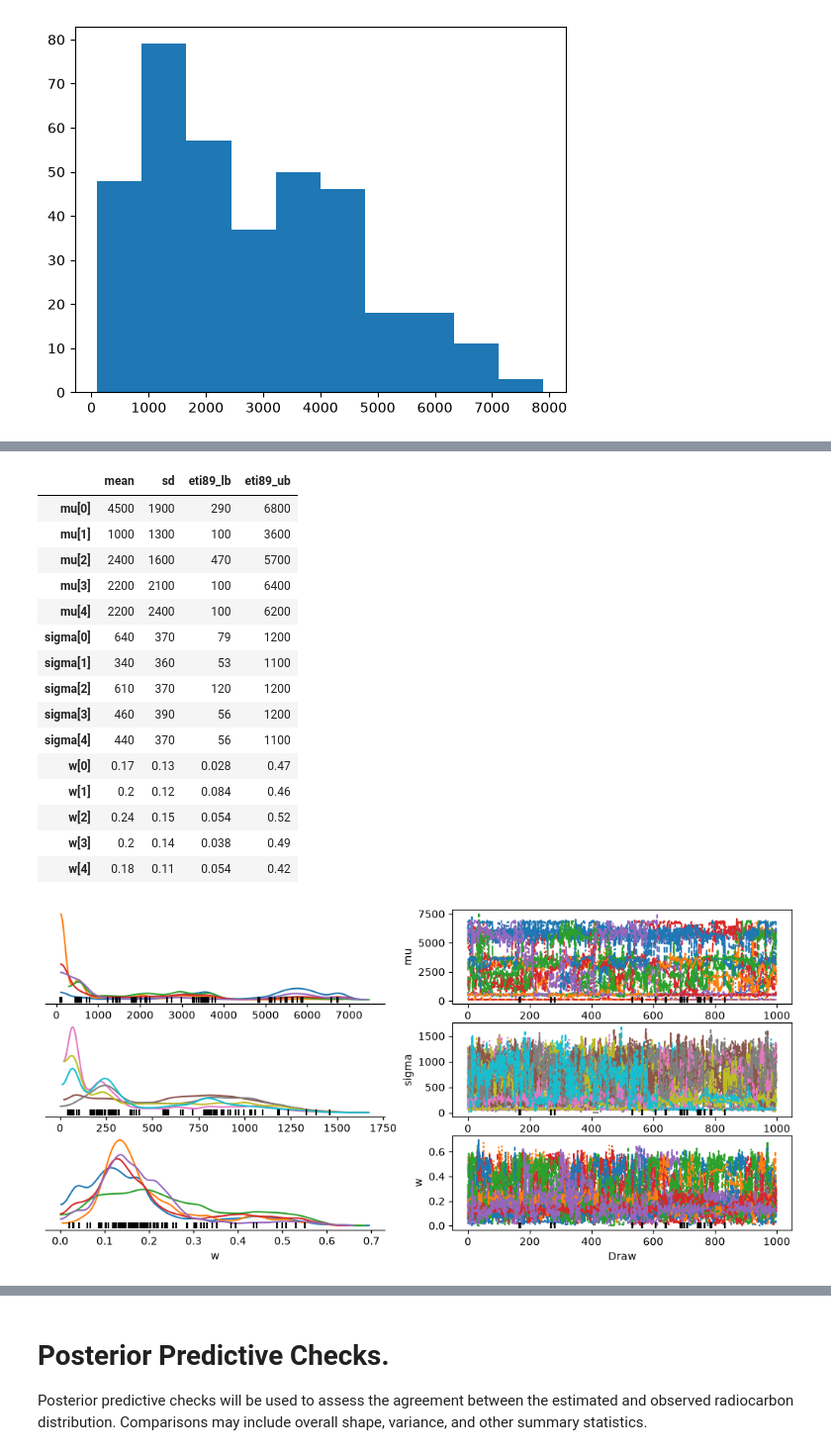
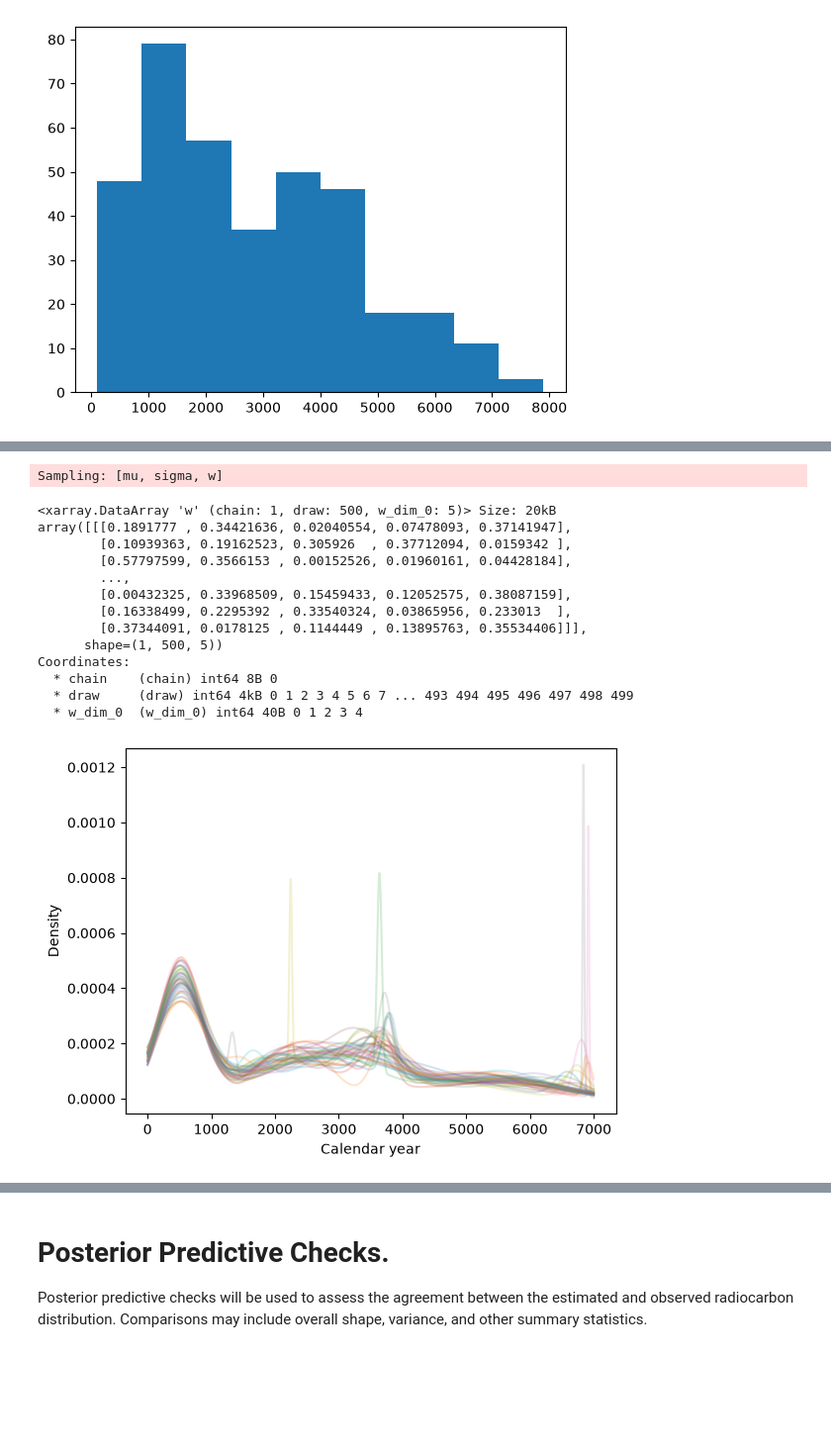
Before and after one commit to marchmanjake/radiocarbon, a Jupyter notebook: final_project_model_pipeline-1.ipynb, the cells around one changed output, grey strips where cells are left out. Shown at 99% size. Cells and saved outputs as stored; diff of their text form; code cells hidden in the pictures; blank space fills up the shorter version.

Commit message:
2 mixture model has acceptable parameters.

```diff
--- a/final_project_model_pipeline-1.ipynb
+++ b/final_project_model_pipeline-1.ipynb
@@ -201,0 +216,13 @@ The effective sample size per chain is smaller than 100 for some parameters.  A
+# %%
+#==============================================#
+# CONVERGENCE DIAGNOSTICS
+#==============================================#
+az.rcParams['plot.max_subplots']=100
+div = idata.sample_stats["diverging"]
+
+divergences = idata.sample_stats["diverging"].values
+
+print(divergences.sum())
+
+summary = az.summary(idata, var_names=["mu", "sigma", "w"])
+summary
@@ -237,27 +349,39 @@ with basic_model:
 # PRIOR PREDICTIVE CHECK: CURVE FIT
 #==============================================#
 
-with basic_model:
-    prior_predictive = pm.sample_prior_predictive(draws=500, random_seed=6740)
+#with basic_model:
+  #  prior_predictive = pm.sample_prior_predictive(draws=500, random_seed=6740)
+    #print(prior_predictive.prior.mixture_density)
+  #  print(prior_predictive.prior.w)
+
+
+    #azp.plot_dist(
+    #    prior_predictive.prior.mixture_density
+    #)
+# %% [output]
+Sampling: [mu, sigma, w]
+<xarray.DataArray 'w' (chain: 1, draw: 500, w_dim_0: 5)> Size: 20kB
+array([[[0.1891777 , 0.34421636, 0.02040554, 0.07478093, 0.37141947],
+        [0.10939363, 0.19162523, 0.305926  , 0.37712094, 0.0159342 ],
+        [0.57797599, 0.3566153 , 0.00152526, 0.01960161, 0.04428184],
+        ...,
+        [0.00432325, 0.33968509, 0.15459433, 0.12052575, 0.38087159],
+        [0.16338499, 0.2295392 , 0.33540324, 0.03865956, 0.233013  ],
+        [0.37344091, 0.0178125 , 0.1144449 , 0.13895763, 0.35534406]]],
+      shape=(1, 500, 5))
+Coordinates:
+  * chain    (chain) int64 8B 0
+  * draw     (draw) int64 4kB 0 1 2 3 4 5 6 7 ... 493 494 495 496 497 498 499
+  * w_dim_0  (w_dim_0) int64 40B 0 1 2 3 4
 # %%
-idata.posterior["mu"]
-az.plot_trace_dist(idata, combined=True);
-az.summary(idata, kind="stats")
+# POSTERIOR CHECK: MIXTURE DENSITIES
+density_samples = idata.posterior["mixture_density"].values
+
+for draw in density_samples.reshape(-1, len(calendar_years))[::100]:
+    plt.plot(calendar_years, draw, alpha=0.2)
+
+plt.xlabel("Calendar year")
+plt.ylabel("Density")
+plt.show()
 # %% [output]
-|  | mean | sd | eti89_lb | eti89_ub |
-| mu[0] | 4500 | 1900 | 290 | 6800 |
-| mu[1] | 1000 | 1300 | 100 | 3600 |
-| mu[2] | 2400 | 1600 | 470 | 5700 |
-| mu[3] | 2200 | 2100 | 100 | 6400 |
-| mu[4] | 2200 | 2400 | 100 | 6200 |
-| sigma[0] | 640 | 370 | 79 | 1200 |
-| sigma[1] | 340 | 360 | 53 | 1100 |
-| sigma[2] | 610 | 370 | 120 | 1200 |
-| sigma[3] | 460 | 390 | 56 | 1200 |
-| sigma[4] | 440 | 370 | 56 | 1100 |
-| w[0] | 0.17 | 0.13 | 0.028 | 0.47 |
-| w[1] | 0.2 | 0.12 | 0.084 | 0.46 |
-| w[2] | 0.24 | 0.15 | 0.054 | 0.52 |
-| w[3] | 0.2 | 0.14 | 0.038 | 0.49 |
-| w[4] | 0.18 | 0.11 | 0.054 | 0.42 |
-[figure, old version]
+[figure, new version]
```
Also changed, not shown: parts of 14 cells of this notebook.
